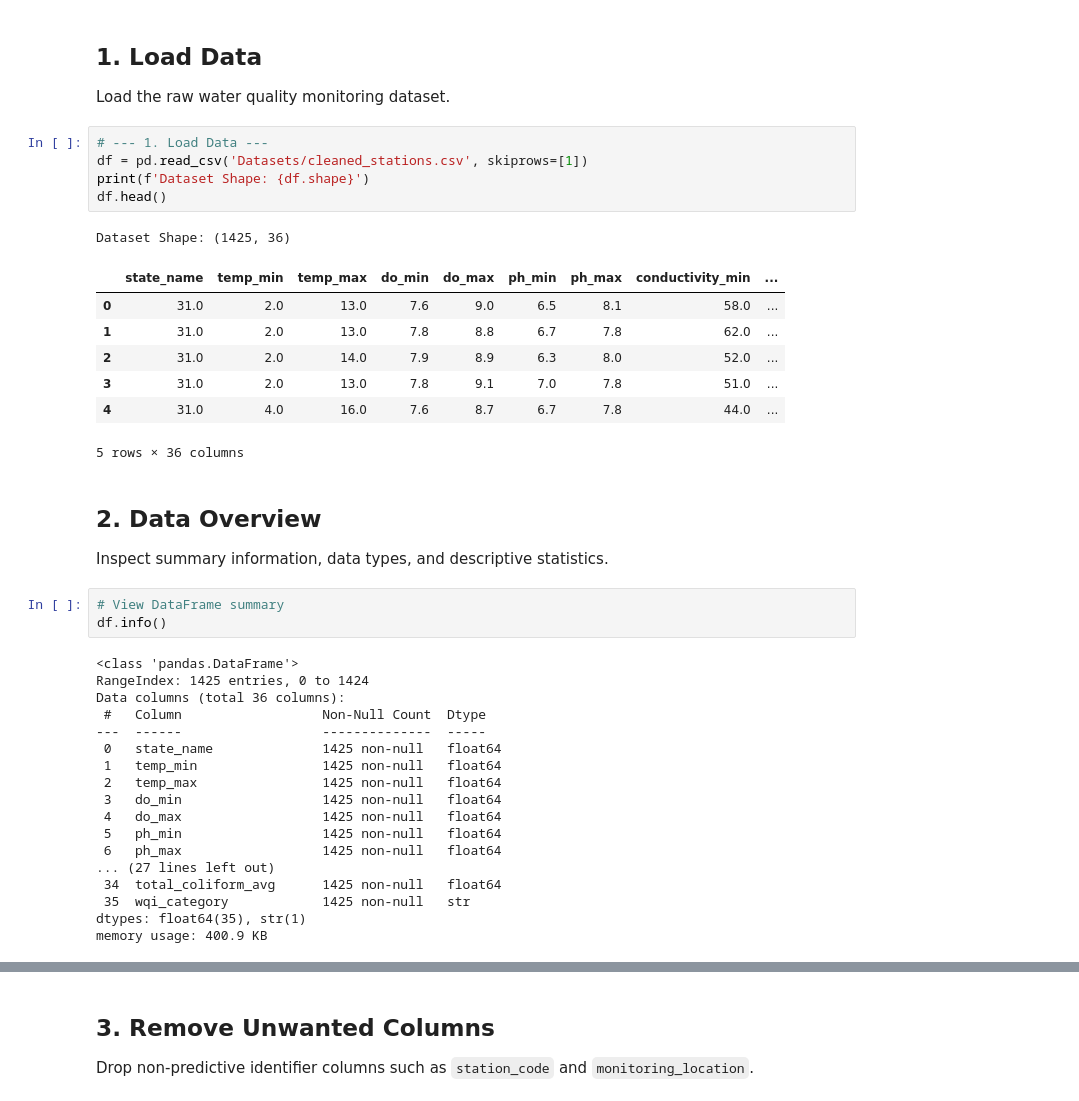
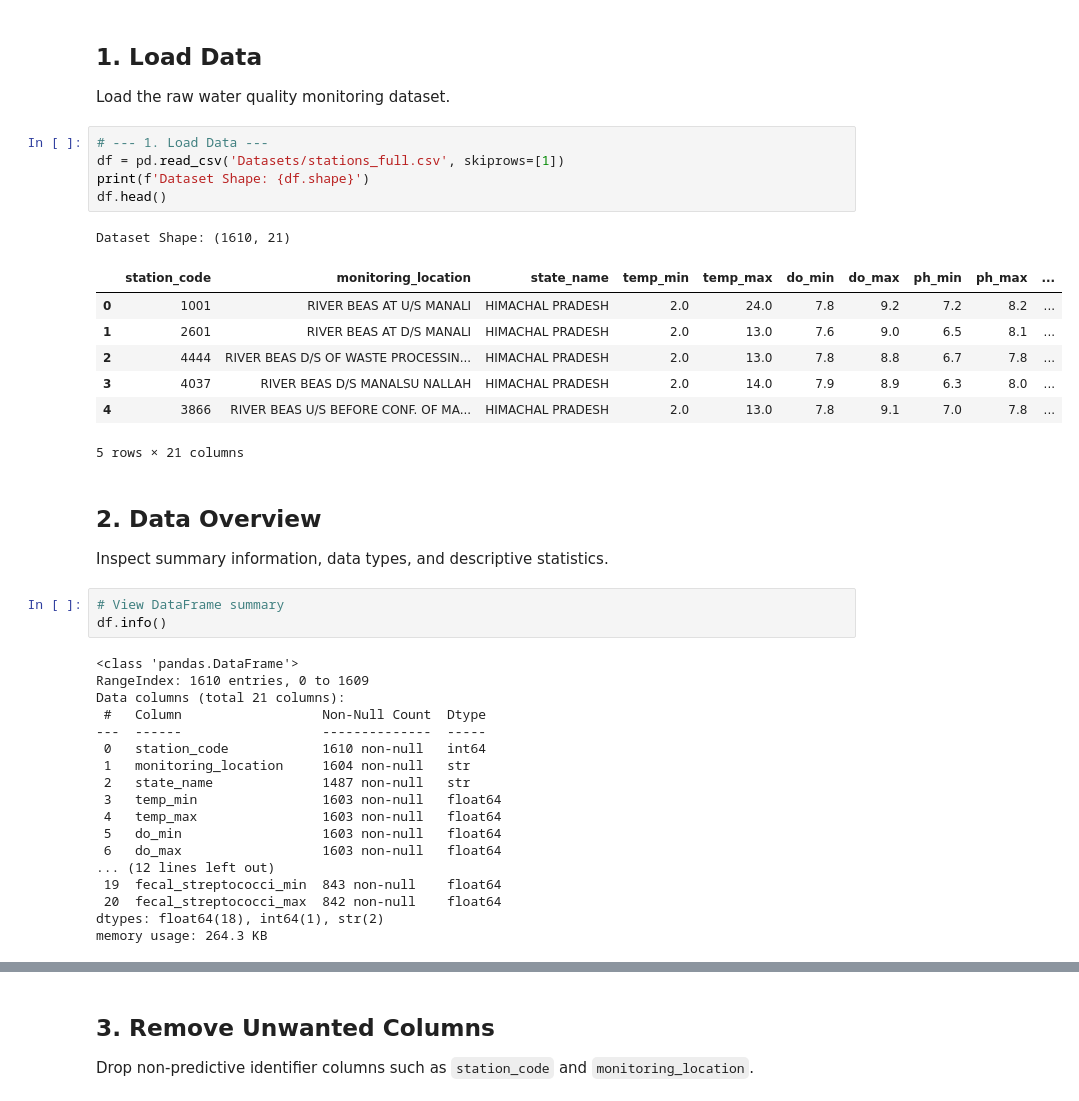
Before and after one commit to Girijaray07/Ganga-Cleaning-mission, a Jupyter notebook: ganga-svm.ipynb, the cells around one changed output, grey strips where cells are left out. Drawn from its saved outputs; the diff is of its cells as text.

```diff
--- a/ganga-svm.ipynb
+++ b/ganga-svm.ipynb
@@ -23,18 +23,18 @@ from sklearn.metrics import (
 Load the raw water quality monitoring dataset.
 # %%
 # --- 1. Load Data ---
-df = pd.read_csv('Datasets/cleaned_stations.csv', skiprows=[1])
+df = pd.read_csv('Datasets/stations_full.csv', skiprows=[1])
 print(f'Dataset Shape: {df.shape}')
 df.head()
 # %% [output]
-Dataset Shape: (1425, 36)
+Dataset Shape: (1610, 21)
-|  | state_name | temp_min | temp_max | do_min | do_max | ph_min | ph_max | conductivity_min | ... |
-| 0 | 31.0 | 2.0 | 13.0 | 7.6 | 9.0 | 6.5 | 8.1 | 58.0 | ... |
-| 1 | 31.0 | 2.0 | 13.0 | 7.8 | 8.8 | 6.7 | 7.8 | 62.0 | ... |
-| 2 | 31.0 | 2.0 | 14.0 | 7.9 | 8.9 | 6.3 | 8.0 | 52.0 | ... |
-| 3 | 31.0 | 2.0 | 13.0 | 7.8 | 9.1 | 7.0 | 7.8 | 51.0 | ... |
-| 4 | 31.0 | 4.0 | 16.0 | 7.6 | 8.7 | 6.7 | 7.8 | 44.0 | ... |
+|  | station_code | monitoring_location | state_name | temp_min | temp_max | do_min | do_max | ph_min | ph_max | ... |
+| 0 | 1001 | RIVER BEAS AT U/S MANALI | HIMACHAL PRADESH | 2.0 | 24.0 | 7.8 | 9.2 | 7.2 | 8.2 | ... |
+| 1 | 2601 | RIVER BEAS AT D/S MANALI | HIMACHAL PRADESH | 2.0 | 13.0 | 7.6 | 9.0 | 6.5 | 8.1 | ... |
+| 2 | 4444 | RIVER BEAS D/S OF WASTE PROCESSIN... | HIMACHAL PRADESH | 2.0 | 13.0 | 7.8 | 8.8 | 6.7 | 7.8 | ... |
+| 3 | 4037 | RIVER BEAS D/S MANALSU NALLAH | HIMACHAL PRADESH | 2.0 | 14.0 | 7.9 | 8.9 | 6.3 | 8.0 | ... |
+| 4 | 3866 | RIVER BEAS U/S BEFORE CONF. OF MA... | HIMACHAL PRADESH | 2.0 | 13.0 | 7.8 | 9.1 | 7.0 | 7.8 | ... |
-5 rows × 36 columns
+5 rows × 21 columns
 # %% [markdown]
 ## 2. Data Overview
 Inspect summary information, data types, and descriptive statistics.
@@ -43,22 +43,22 @@ Inspect summary information, data types, and descriptive statistics.
 df.info()
 # %% [output]
 <class 'pandas.DataFrame'>
-RangeIndex: 1425 entries, 0 to 1424
-Data columns (total 36 columns):
+RangeIndex: 1610 entries, 0 to 1609
+Data columns (total 21 columns):
  #   Column                  Non-Null Count  Dtype
 ---  ------                  --------------  -----
- 0   state_name              1425 non-null   float64
- 1   temp_min                1425 non-null   float64
- 2   temp_max                1425 non-null   float64
- 3   do_min                  1425 non-null   float64
- 4   do_max                  1425 non-null   float64
- 5   ph_min                  1425 non-null   float64
- 6   ph_max                  1425 non-null   float64
-... (27 lines left out)
- 34  total_coliform_avg      1425 non-null   float64
- 35  wqi_category            1425 non-null   str
-dtypes: float64(35), str(1)
-memory usage: 400.9 KB
+ 0   station_code            1610 non-null   int64
+ 1   monitoring_location     1604 non-null   str
+ 2   state_name              1487 non-null   str
+ 3   temp_min                1603 non-null   float64
+ 4   temp_max                1603 non-null   float64
+ 5   do_min                  1603 non-null   float64
+ 6   do_max                  1603 non-null   float64
+... (12 lines left out)
+ 19  fecal_streptococci_min  843 non-null    float64
+ 20  fecal_streptococci_max  842 non-null    float64
+dtypes: float64(18), int64(1), str(2)
+memory usage: 264.3 KB
 # %%
 # View numerical column statistics
 df.describe()
```
Also changed, not shown: parts of 9 cells of this notebook, 2 other files.
